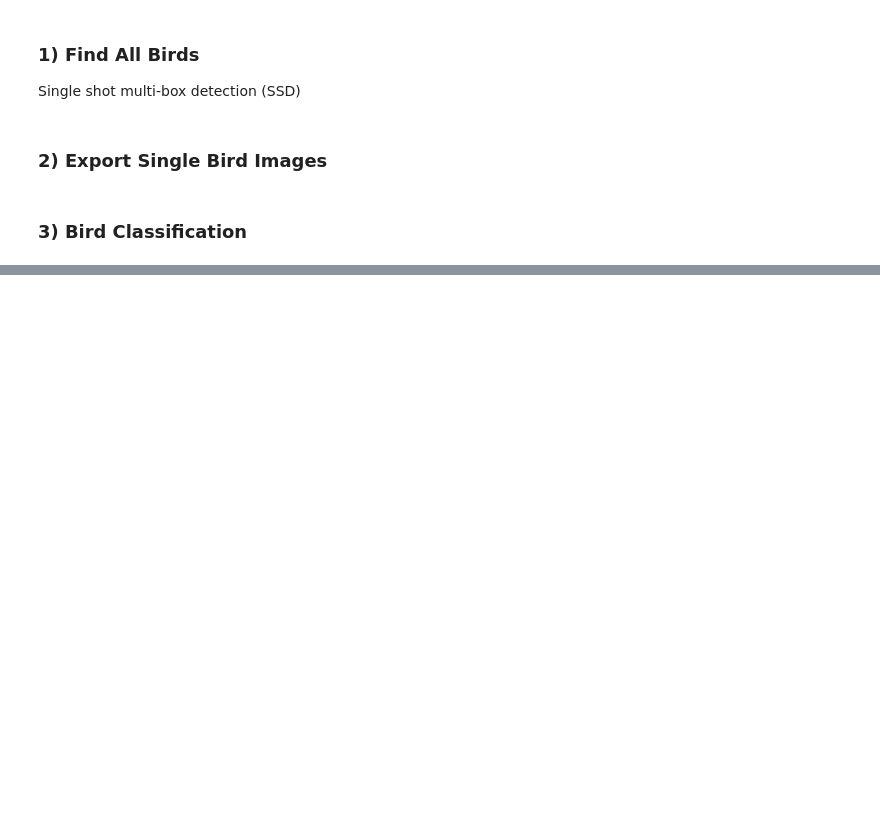
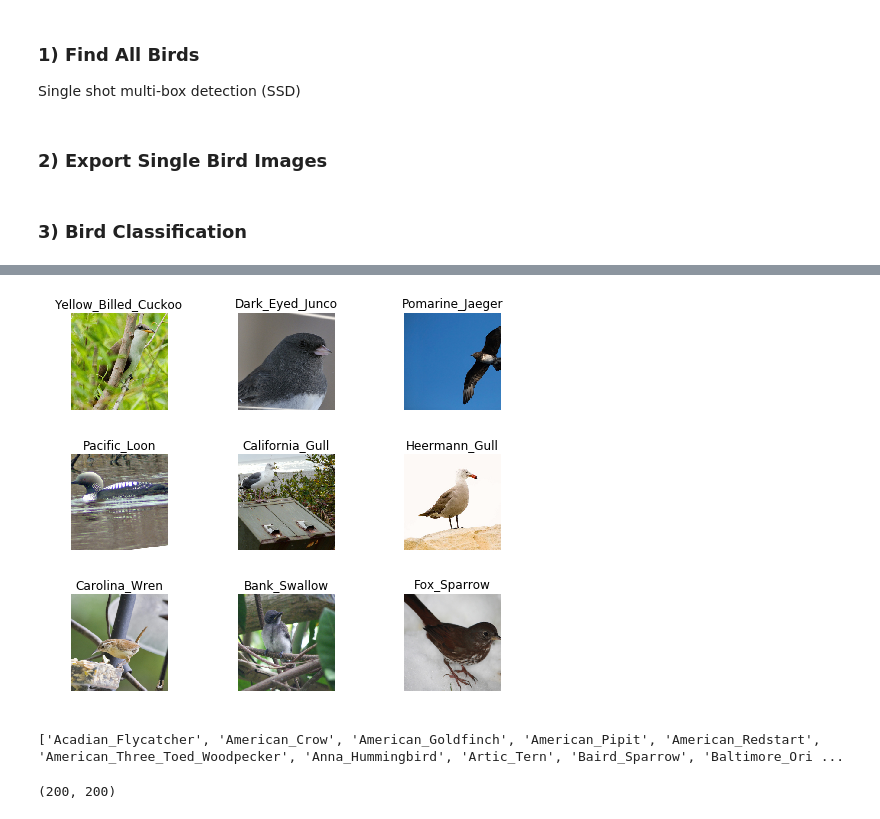
Before and after one commit to senyuuri/ml-birdwatching, a Jupyter notebook: birdwatching.ipynb, the cells around one changed output, grey strips where cells are left out. Cells and saved outputs as stored; diff of their text form; code cells hidden in the pictures; blank space fills up the shorter version.

```diff
--- a/birdwatching.ipynb
+++ b/birdwatching.ipynb
@@ -23,6 +41,10 @@ Upload this file to the directory this notebook is running in, by clicking "Uplo
 # %%
 from fastai.vision import *
 bs = 64
+# %%
+Config.DEFAULT_CONFIG = {
+        'model_path': '~/.fastai/models'
+    }
 # %% [markdown]
 ### 1) Find All Birds
 Single shot multi-box detection (SSD)
@@ -39,0 +71,8 @@ path
+# %%
+path_annotation = path/'CUB_200_2011'/'CUB_200_2011'
+path_img = path/'CUB_200_2011'/'CUB_200_2011'/'images'
+
+import itertools
+fnames_raw = [list(subdir.iterdir()) for subdir in list(path_img.iterdir())]
+fnames = list(itertools.chain.from_iterable(fnames_raw))
+fnames[:5]
@@ -39,0 +85,16 @@ path
+# %%
+np.random.seed(100)
+pat = r'/([^/]+)_\d+_\d+.jpg$'
+# %%
+data = ImageDataBunch.from_name_re(path_img, fnames, pat, ds_tfms=get_transforms(), size=224, bs=bs
+                                   ).normalize(imagenet_stats)
+# %%
+data.show_batch(rows=3, figsize=(7,6))
+# %% [output]
+[figure, added]
+# %%
+print(data.classes)
+len(data.classes),data.c
+# %% [output]
+['Acadian_Flycatcher', 'American_Crow', 'American_Goldfinch', 'American_Pipit', 'American_Redstart', 'American_Three_Toed_Woodpecker', 'Anna_Hummingbird', 'Artic_Tern', 'Baird_Sparrow', 'Baltimore_Ori ...
+(200, 200)
```
Also changed, not shown: parts of 10 cells of this notebook.
